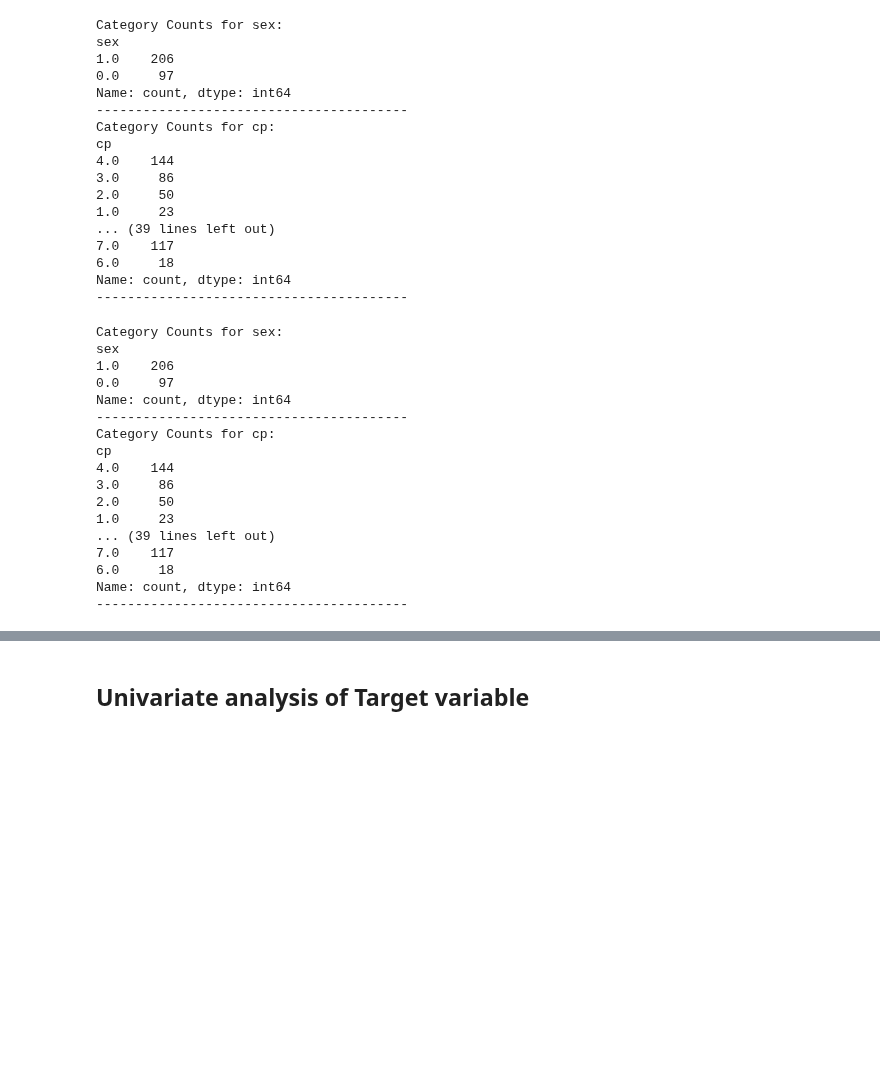
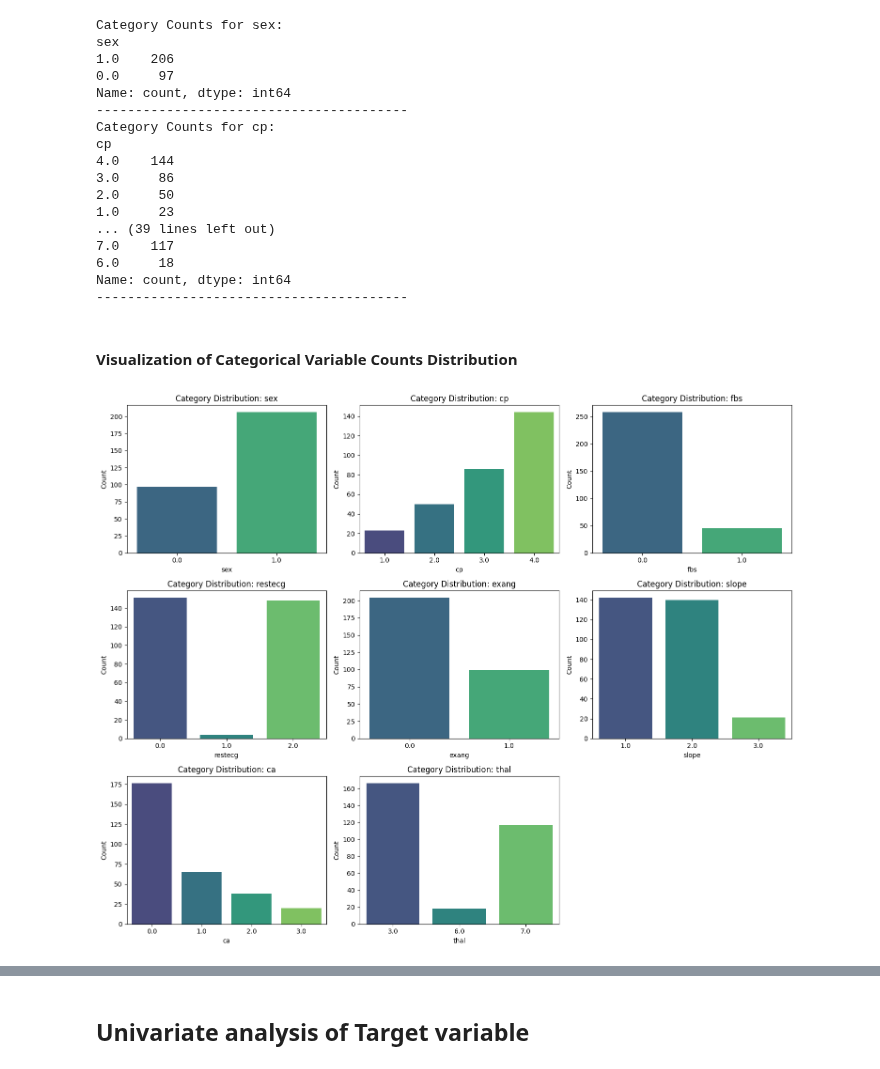
Before and after one commit to thisishasan/slda, a Jupyter notebook: slda_assignment_04.ipynb, the cells around one changed output, grey strips where cells are left out. Drawn from its saved outputs; the diff is of its cells as text; code cells hidden in the pictures; blank space fills up the shorter version.

```diff
--- a/slda_assignment_04.ipynb
+++ b/slda_assignment_04.ipynb
@@ -204,25 +249,17 @@ cp
 6.0     18
 Name: count, dtype: int64
 ----------------------------------------
-# %%
-categorical_counts = {col: df[col].value_counts() for col in categoric_var}
-for col, counts in categorical_counts.items():
-    print(f"Category Counts for {col}:\n{counts}\n{'-'*40}")
-# %% [output]
-Category Counts for sex:
-sex
-1.0    206
-0.0     97
-Name: count, dtype: int64
-----------------------------------------
-Category Counts for cp:
-cp
-4.0    144
-3.0     86
-2.0     50
-1.0     23
-... (39 lines left out)
-7.0    117
-6.0     18
-Name: count, dtype: int64
-----------------------------------------
+# %% [markdown]
+#### Visualization of Categorical Variable Counts Distribution
+# %%
+plt.figure(figsize=(15, 12))
+for i, column in enumerate(categoric_var, 1):
+    plt.subplot(3, 3, i)
+    sns.countplot(x=df[column], palette="viridis")
+    plt.title(f'Category Distribution: {column}')
+    plt.xlabel(column)
+    plt.ylabel('Count')
+plt.tight_layout()
+plt.show()
+# %% [output]
+[figure, added]
```
Also changed, not shown: parts of 15 cells of this notebook.
